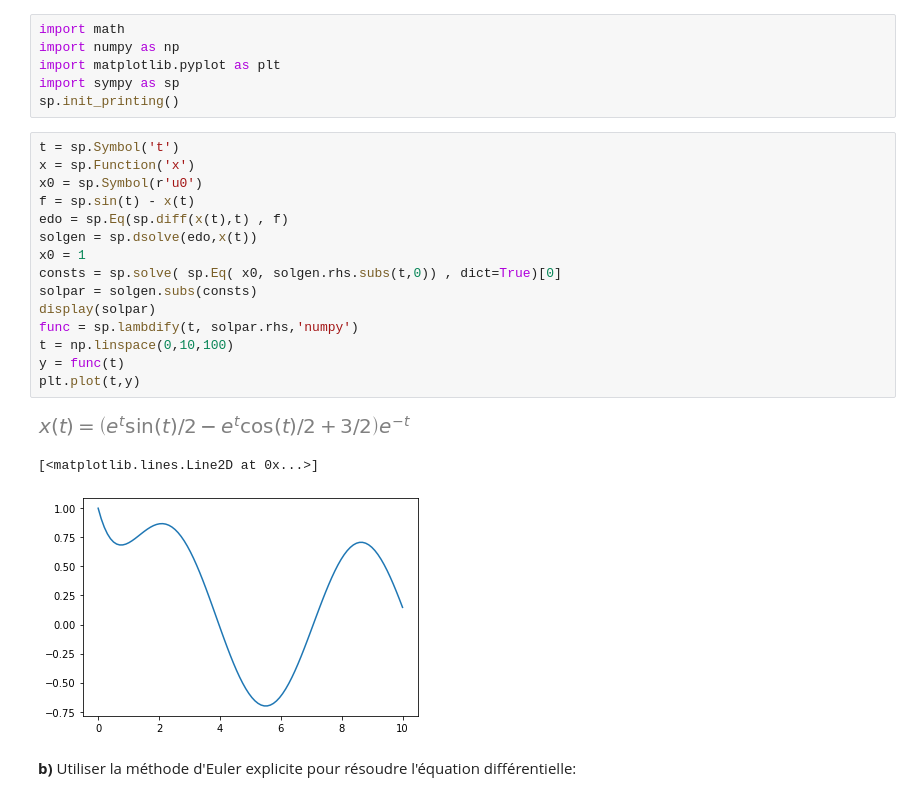
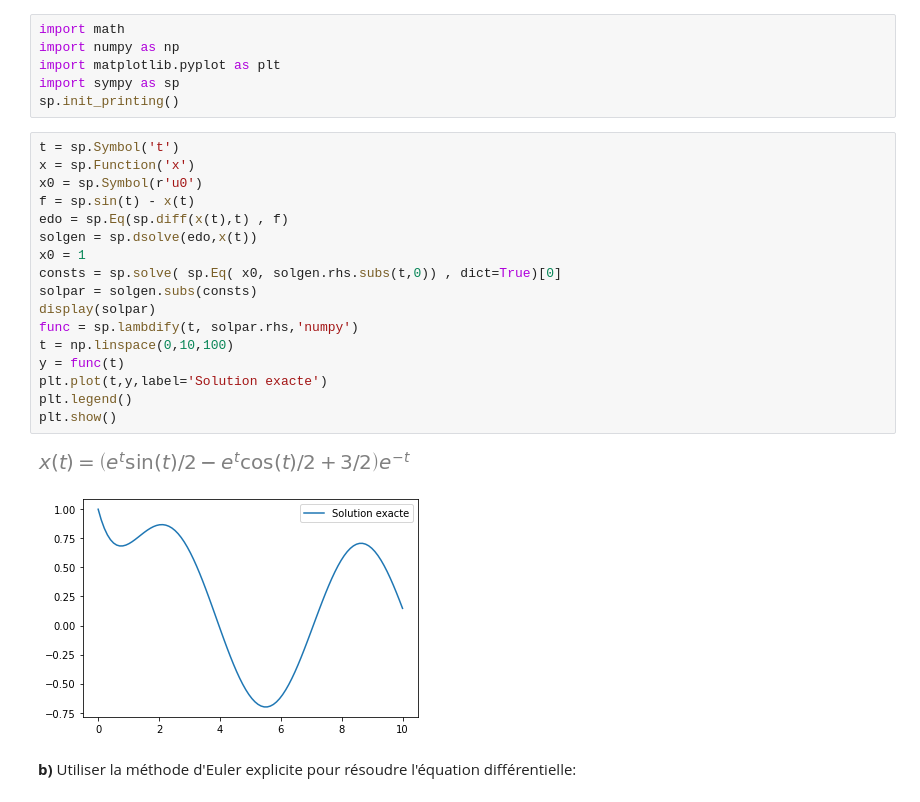
Before and after one commit to AntonioHorcasSerrano/LU2MA100, a Jupyter notebook: chap10.ipynb, the cells around one changed output. Cells and saved outputs as stored; diff of their text form.

```diff
--- a/chap10.ipynb
+++ b/chap10.ipynb
@@ -82,22 +82,23 @@ sp.init_printing()
 # %%
 t = sp.Symbol('t')
 x = sp.Function('x')
 x0 = sp.Symbol(r'u0')
 f = sp.sin(t) - x(t)
 edo = sp.Eq(sp.diff(x(t),t) , f)
 solgen = sp.dsolve(edo,x(t))
 x0 = 1
 consts = sp.solve( sp.Eq( x0, solgen.rhs.subs(t,0)) , dict=True)[0]
 solpar = solgen.subs(consts)
 display(solpar)
 func = sp.lambdify(t, solpar.rhs,'numpy')
 t = np.linspace(0,10,100)
 y = func(t)
-plt.plot(t,y)
+plt.plot(t,y,label='Solution exacte')
+plt.legend()
+plt.show()
 # %% [output]
 [figure]
-[<matplotlib.lines.Line2D at 0x...>]
-[figure, old version]
+[figure, new version]
 # %% [markdown]
 
 **b)**
```
Also changed, not shown: parts of 5 cells of this notebook.
